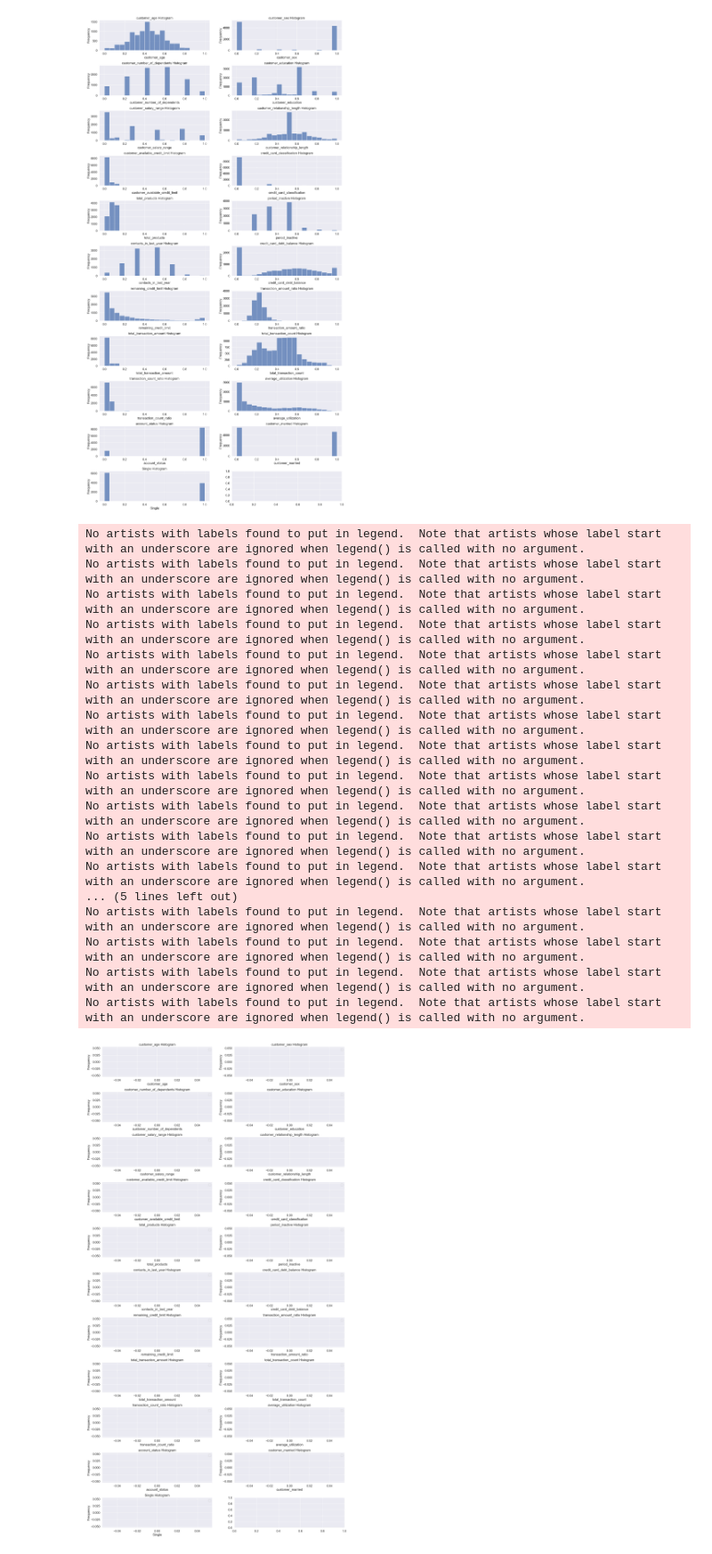
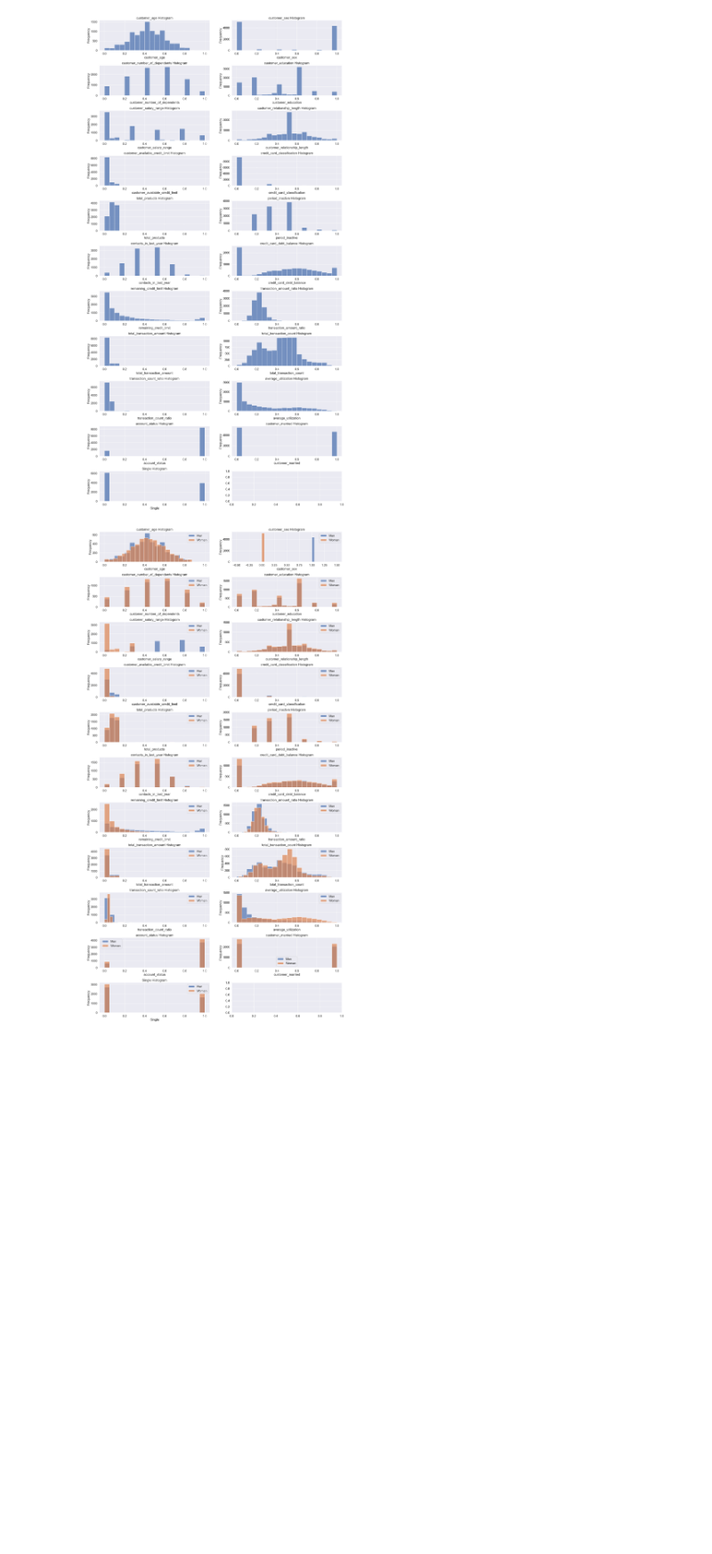
Before and after one commit to melkri/ML_classification, a Jupyter notebook: scripts/01_Data_Preparation.ipynb, the cells around one changed output. Shown at 89% size. Saved outputs shown, nothing was run; the diff lists cells and outputs as text; code cells hidden in the pictures; blank space fills up the shorter version.

```diff
--- a/scripts/01_Data_Preparation.ipynb
+++ b/scripts/01_Data_Preparation.ipynb
@@ -181,3 +176,13 @@ x_col = ['customer_age', 'customer_sex',
 y_col = ['account_status']
 # %%
 df = df.drop(['customer_civil_status','customer_id'], axis=1)
+# %%
+fig, axes = plt.subplots(ncols = 2, nrows =11, figsize=(20,40))
+axes = axes.flatten()
+for i, column in enumerate(df.columns):
+    sns.histplot(data=df[column].dropna(), ax=axes[i], bins=20)
+    axes[i].set_title(column + " Histogram")
+    axes[i].set_xlabel(column)
+    axes[i].set_ylabel("Frequency")
+plt.subplots_adjust(hspace=0.5)
+plt.show()
@@ -219,37 +226,20 @@ plt.show()
 # %%
 fig, axes = plt.subplots(ncols = 2, nrows =11, figsize=(20,40))
 axes = axes.flatten()
 for i, column in enumerate(df.columns):
     ax = axes[i]
-    sns.histplot(data=df[df['account_status'] == 'open'][column].dropna(), ax=ax, bins=20, alpha=0.7, label='Open')
-    sns.histplot(data=df[df['account_status'] == 'closed'][column].dropna(), ax=ax, bins=20, alpha=0.7, label='Closed')
+    sns.histplot(data=df[df['customer_sex'] == 1][column].dropna(), ax=ax, bins=20, alpha=0.7, label='Man')
+    sns.histplot(data=df[df['customer_sex'] == 0][column].dropna(), ax=ax, bins=20, alpha=0.7, label='Woman')
 
     ax.set_title(column + " Histogram")
     ax.set_xlabel(column)
     ax.set_ylabel("Frequency")
     ax.legend()
 
 plt.subplots_adjust(hspace=0.5)
 plt.show()
 # %% [output]
-No artists with labels found to put in legend.  Note that artists whose label start with an underscore are ignored when legend() is called with no argument.
-No artists with labels found to put in legend.  Note that artists whose label start with an underscore are ignored when legend() is called with no argument.
-No artists with labels found to put in legend.  Note that artists whose label start with an underscore are ignored when legend() is called with no argument.
-No artists with labels found to put in legend.  Note that artists whose label start with an underscore are ignored when legend() is called with no argument.
-No artists with labels found to put in legend.  Note that artists whose label start with an underscore are ignored when legend() is called with no argument.
-No artists with labels found to put in legend.  Note that artists whose label start with an underscore are ignored when legend() is called with no argument.
-No artists with labels found to put in legend.  Note that artists whose label start with an underscore are ignored when legend() is called with no argument.
-No artists with labels found to put in legend.  Note that artists whose label start with an underscore are ignored when legend() is called with no argument.
-No artists with labels found to put in legend.  Note that artists whose label start with an underscore are ignored when legend() is called with no argument.
-No artists with labels found to put in legend.  Note that artists whose label start with an underscore are ignored when legend() is called with no argument.
-No artists with labels found to put in legend.  Note that artists whose label start with an underscore are ignored when legend() is called with no argument.
-No artists with labels found to put in legend.  Note that artists whose label start with an underscore are ignored when legend() is called with no argument.
-... (5 lines left out)
-No artists with labels found to put in legend.  Note that artists whose label start with an underscore are ignored when legend() is called with no argument.
-No artists with labels found to put in legend.  Note that artists whose label start with an underscore are ignored when legend() is called with no argument.
-No artists with labels found to put in legend.  Note that artists whose label start with an underscore are ignored when legend() is called with no argument.
-No artists with labels found to put in legend.  Note that artists whose label start with an underscore are ignored when legend() is called with no argument.
-[figure, old version]
+[figure, new version]
 # %%
 corr = df.corr("kendall")
 foo = pd.DataFrame(corr.abs().unstack().sort_values(ascending=False))
```
Also changed, not shown: parts of 27 cells of this notebook, 4 other files.
